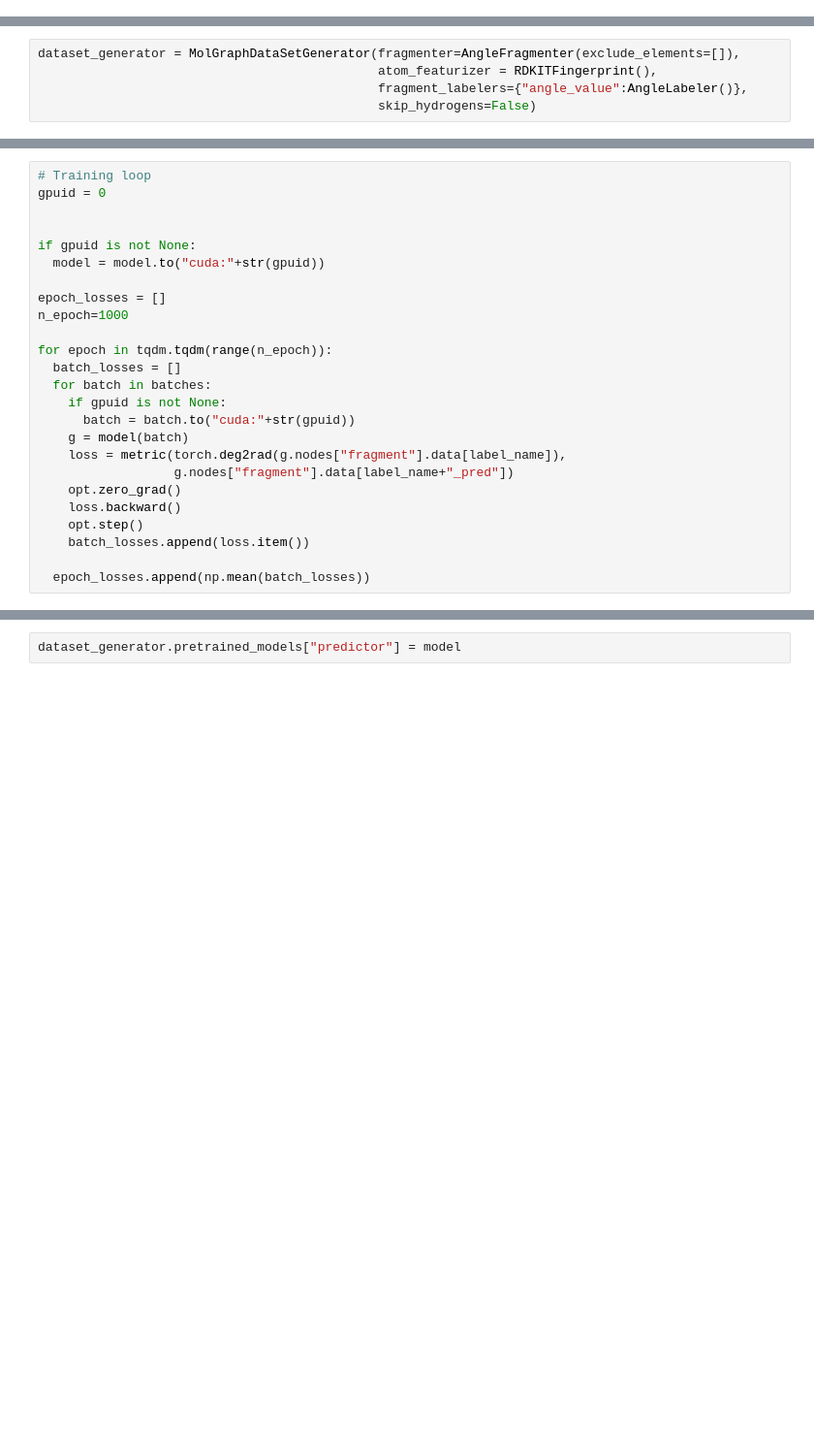
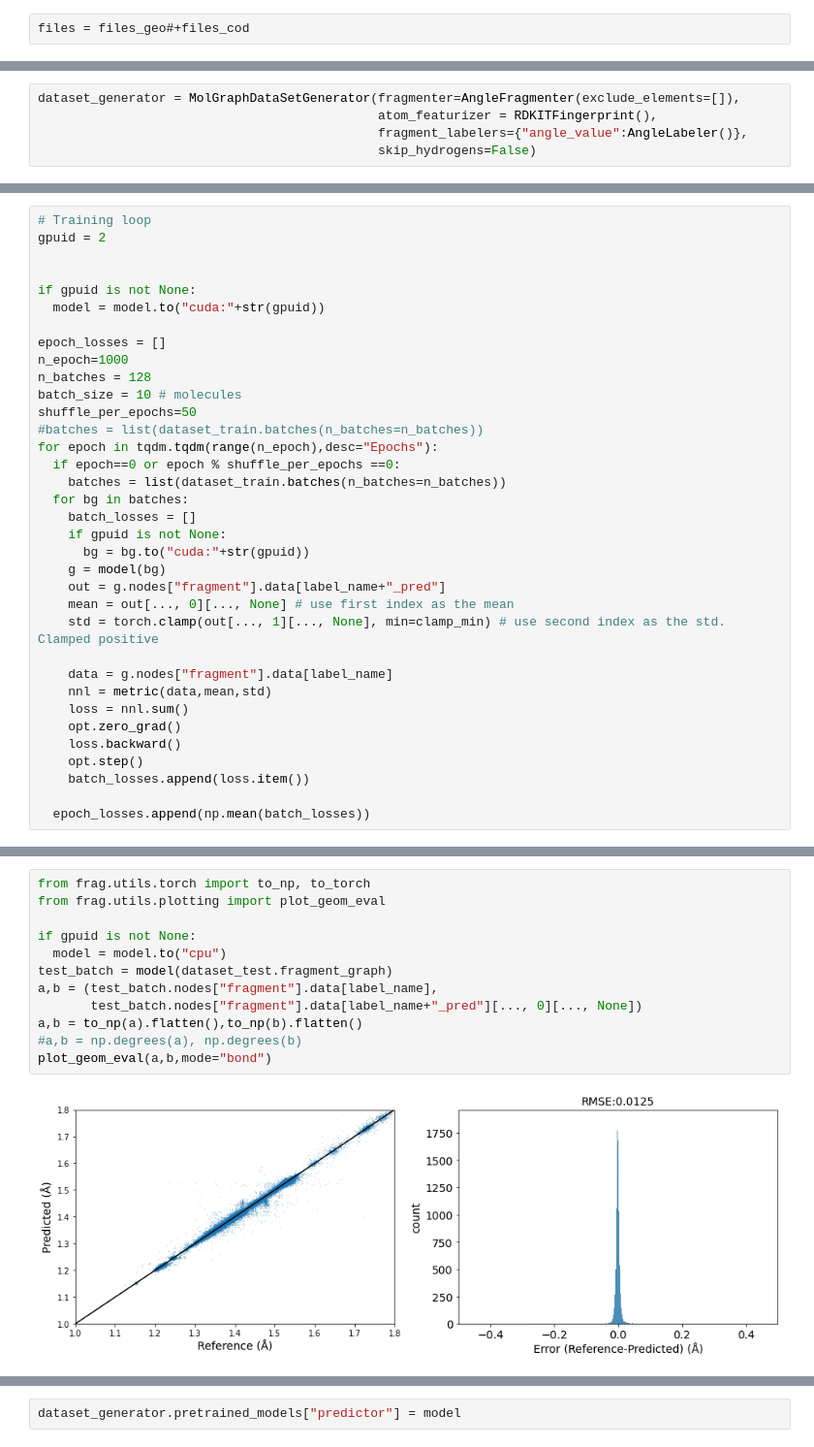
Before and after one commit to cschlick/phenix_fragments, a Jupyter notebook: notebooks/training/GNN Angles.ipynb, the cells around one changed output, grey strips where cells are left out. Shown at 97% size. Saved outputs shown, nothing was run; the diff lists cells and outputs as text; blank space fills up the shorter version.

```diff
--- a/notebooks/training/GNN Angles.ipynb
+++ b/notebooks/training/GNN Angles.ipynb
@@ -22,3 +25,5 @@ files = [file for file in folder.glob("**/*") if "geo" in file.name and file.suf
+# %%
+files = files_geo#+files_cod
 # %%
 mols = []
 debug = False
@@ -84,6 +85,6 @@ metric = torch.nn.MSELoss()
 # %%
 # Training loop
-gpuid = 0
+gpuid = 2
 
 
 if gpuid is not None:
@@ -91,15 +92,25 @@ if gpuid is not None:
 
 epoch_losses = []
 n_epoch=1000
+n_batches = 128
+batch_size = 10 # molecules
+shuffle_per_epochs=50
+#batches = list(dataset_train.batches(n_batches=n_batches))
+for epoch in tqdm.tqdm(range(n_epoch),desc="Epochs"):
+  if epoch==0 or epoch % shuffle_per_epochs ==0:
+    batches = list(dataset_train.batches(n_batches=n_batches))
+  for bg in batches:
+    batch_losses = []
+    if gpuid is not None:
+      bg = bg.to("cuda:"+str(gpuid))
+    g = model(bg)
+    out = g.nodes["fragment"].data[label_name+"_pred"]
+    mean = out[..., 0][..., None] # use first index as the mean
+    std = torch.clamp(out[..., 1][..., None], min=clamp_min) # use second index as the std. Clamped positive
 
-for epoch in tqdm.tqdm(range(n_epoch)):
-  batch_losses = []
-  for batch in batches:
-    if gpuid is not None:
-      batch = batch.to("cuda:"+str(gpuid))
-    g = model(batch)
-    loss = metric(torch.deg2rad(g.nodes["fragment"].data[label_name]),
-                  g.nodes["fragment"].data[label_name+"_pred"])
+    data = g.nodes["fragment"].data[label_name]
+    nnl = metric(data,mean,std)
+    loss = nnl.sum()
     opt.zero_grad()
     loss.backward()
     opt.step()
@@ -154,0 +134,14 @@ plot_geom_eval(a,b,mode="angle")
+# %%
+from frag.utils.torch import to_np, to_torch
+from frag.utils.plotting import plot_geom_eval
+
+if gpuid is not None:
+  model = model.to("cpu")
+test_batch = model(dataset_test.fragment_graph)
+a,b = (test_batch.nodes["fragment"].data[label_name],
+       test_batch.nodes["fragment"].data[label_name+"_pred"][..., 0][..., None])
+a,b = to_np(a).flatten(),to_np(b).flatten()
+#a,b = np.degrees(a), np.degrees(b)
+plot_geom_eval(a,b,mode="bond")
+# %% [output]
+[figure, added]
```
Also changed, not shown: parts of 28 cells of this notebook, 2 other files.
